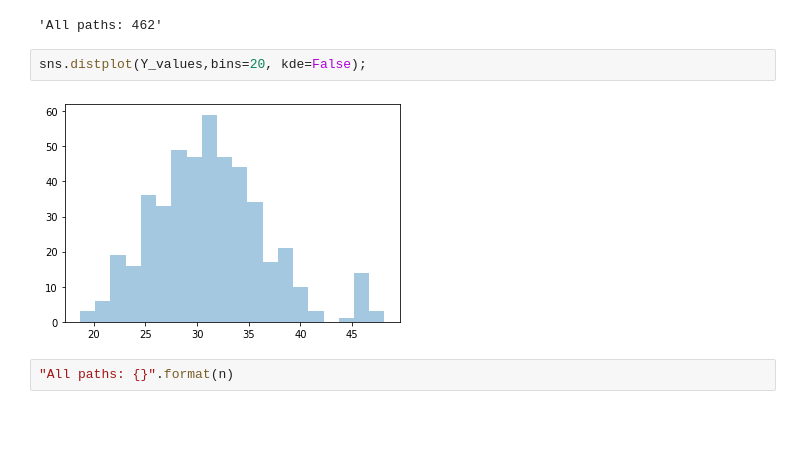
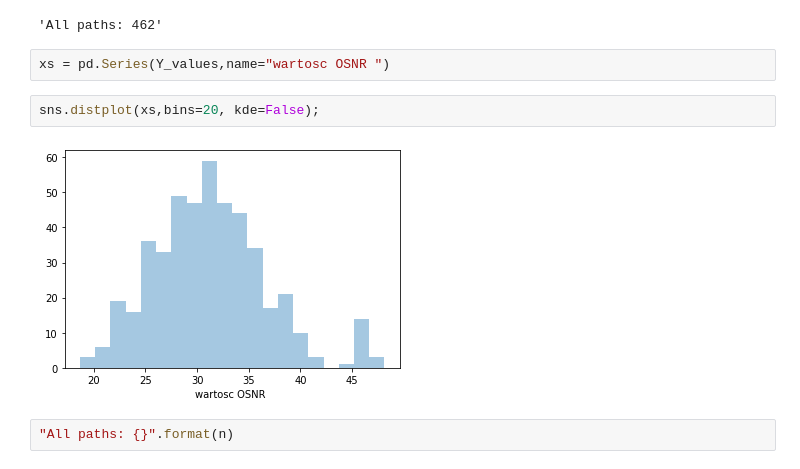
Before and after one commit to paatrycjaa/QoT_estimation, a Jupyter notebook: Testing.ipynb, the cells around one changed output. Saved outputs shown, nothing was run; the diff lists cells and outputs as text; blank space fills up the shorter version.

```diff
--- a/Testing.ipynb
+++ b/Testing.ipynb
@@ -124,10 +125,12 @@ DemandValue: 195.0
 ['10', '4', '8', '5', '0', '2', '9', '7', '11']
 21.49187101542018
 'All paths: 462'
+# %%
+xs = pd.Series(Y_values,name="wartosc OSNR ")
 # %%
-sns.distplot(Y_values,bins=20, kde=False);
+sns.distplot(xs,bins=20, kde=False);
 # %% [output]
-[figure, old version]
+[figure, new version]
 # %%
 "All paths: {}".format(n)
 # %% [output]
```
Also changed, not shown: parts of 14 cells of this notebook.
